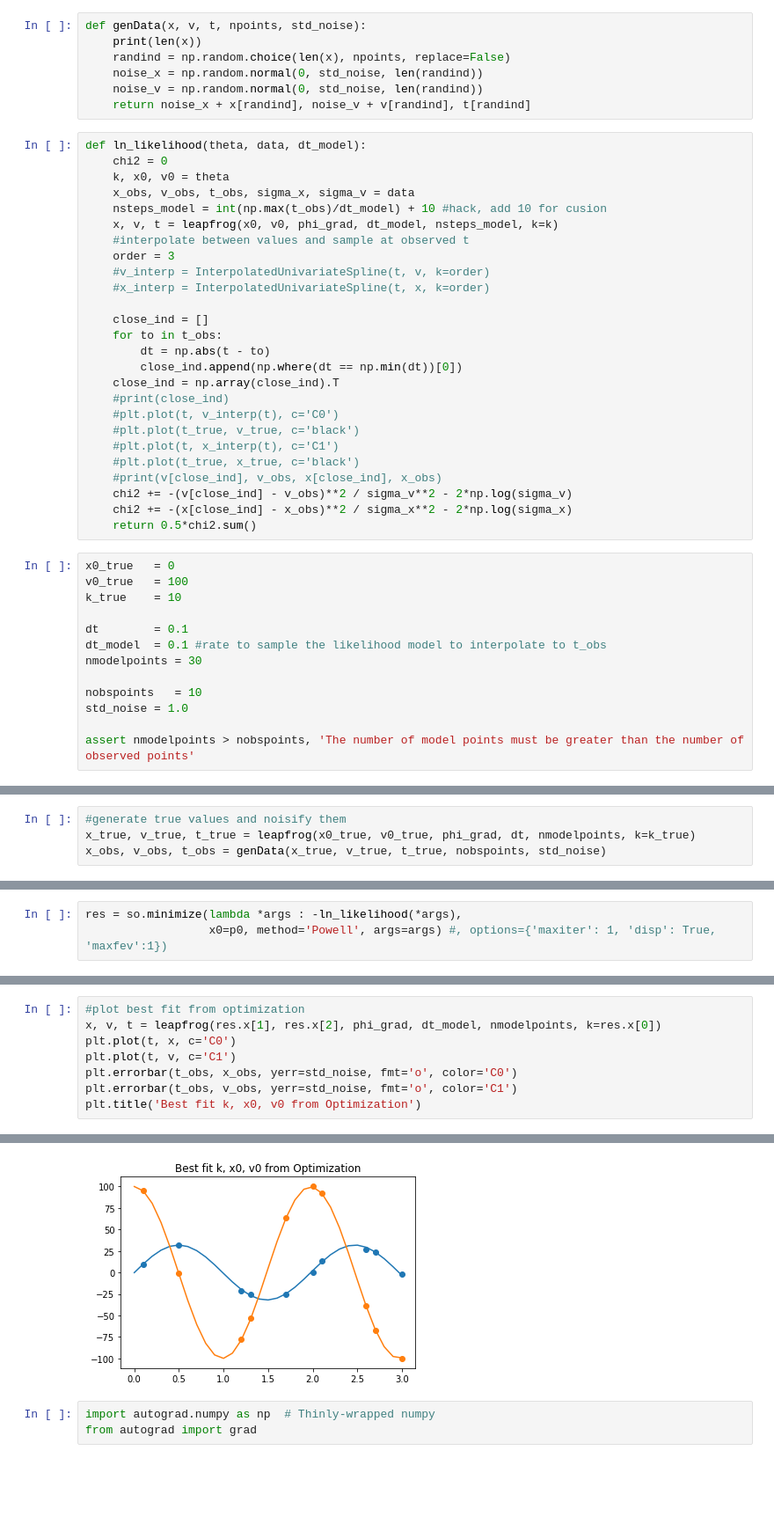
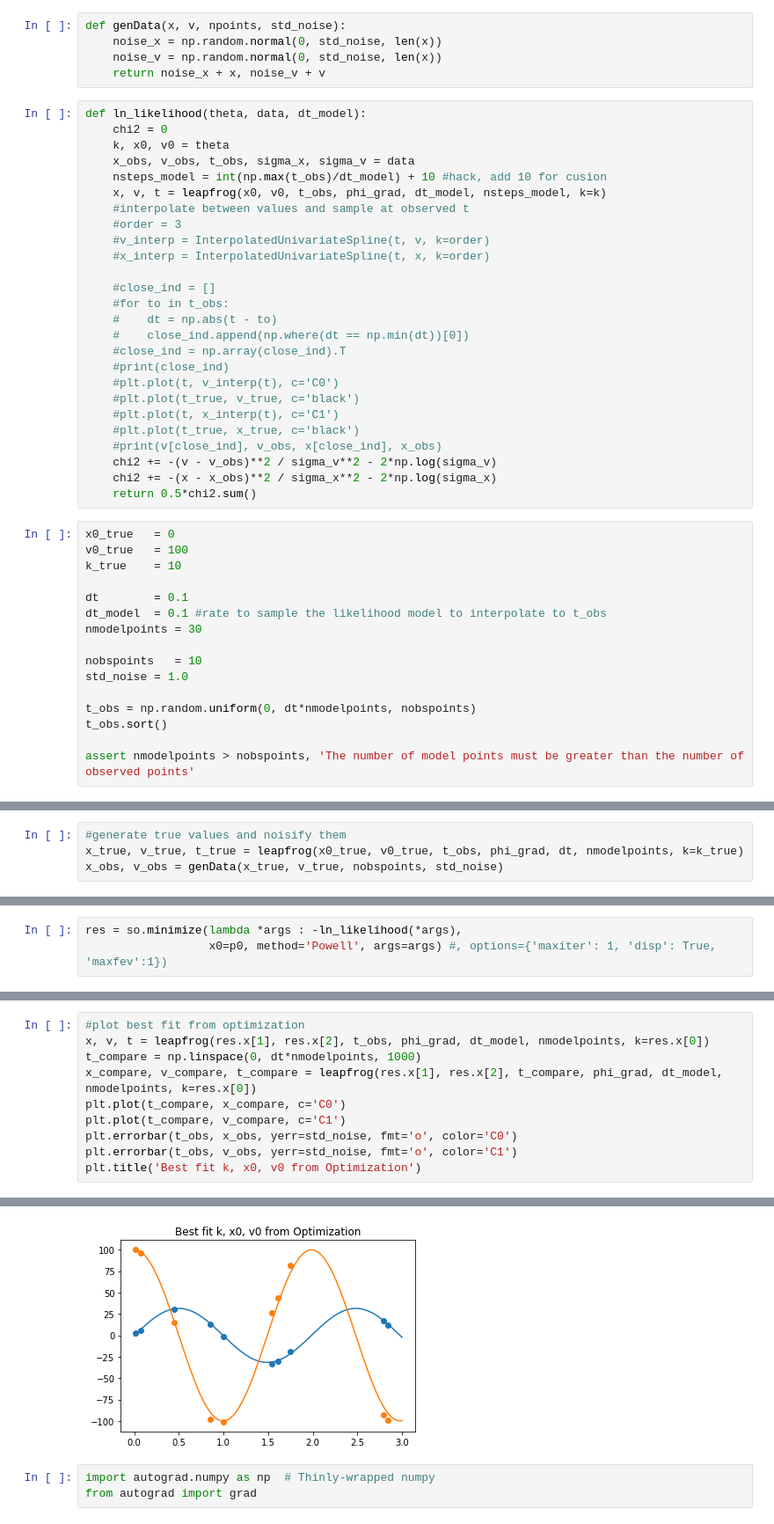
Before and after one commit to andersdot/shoderivz, a Jupyter notebook: shoderivz.ipynb, the cells around one changed output, grey strips where cells are left out. Shown at 88% size. Cells and saved outputs as stored; diff of their text form; blank space fills up the shorter version.

```diff
--- a/shoderivz.ipynb
+++ b/shoderivz.ipynb
@@ -35,37 +41,35 @@ def leapfrog(x0, v0, phi_grad, dt, nsteps, *args, **kwargs):
 def phi_grad(x, k=1):
     return k*x
 # %%
-def genData(x, v, t, npoints, std_noise):
-    print(len(x))
-    randind = np.random.choice(len(x), npoints, replace=False)
-    noise_x = np.random.normal(0, std_noise, len(randind))
-    noise_v = np.random.normal(0, std_noise, len(randind))
-    return noise_x + x[randind], noise_v + v[randind], t[randind]
+def genData(x, v, npoints, std_noise):
+    noise_x = np.random.normal(0, std_noise, len(x))
+    noise_v = np.random.normal(0, std_noise, len(x))
+    return noise_x + x, noise_v + v
 # %%
 def ln_likelihood(theta, data, dt_model):
     chi2 = 0
     k, x0, v0 = theta
     x_obs, v_obs, t_obs, sigma_x, sigma_v = data
     nsteps_model = int(np.max(t_obs)/dt_model) + 10 #hack, add 10 for cusion
-    x, v, t = leapfrog(x0, v0, phi_grad, dt_model, nsteps_model, k=k)
+    x, v, t = leapfrog(x0, v0, t_obs, phi_grad, dt_model, nsteps_model, k=k)
     #interpolate between values and sample at observed t
-    order = 3
+    #order = 3
     #v_interp = InterpolatedUnivariateSpline(t, v, k=order)
     #x_interp = InterpolatedUnivariateSpline(t, x, k=order)
 
-    close_ind = []
-    for to in t_obs:
-        dt = np.abs(t - to)
-        close_ind.append(np.where(dt == np.min(dt))[0])
-    close_ind = np.array(close_ind).T
+    #close_ind = []
+    #for to in t_obs:
+    #    dt = np.abs(t - to)
+    #    close_ind.append(np.where(dt == np.min(dt))[0])
+    #close_ind = np.array(close_ind).T
     #print(close_ind)
     #plt.plot(t, v_interp(t), c='C0')
     #plt.plot(t_true, v_true, c='black')
     #plt.plot(t, x_interp(t), c='C1')
     #plt.plot(t_true, x_true, c='black')
     #print(v[close_ind], v_obs, x[close_ind], x_obs)
-    chi2 += -(v[close_ind] - v_obs)**2 / sigma_v**2 - 2*np.log(sigma_v)
-    chi2 += -(x[close_ind] - x_obs)**2 / sigma_x**2 - 2*np.log(sigma_x)
+    chi2 += -(v - v_obs)**2 / sigma_v**2 - 2*np.log(sigma_v)
+    chi2 += -(x - x_obs)**2 / sigma_x**2 - 2*np.log(sigma_x)
     return 0.5*chi2.sum()
 # %%
 x0_true   = 0
@@ -79,4 +83,7 @@ nmodelpoints = 30
 nobspoints   = 10
 std_noise = 1.0
 
+t_obs = np.random.uniform(0, dt*nmodelpoints, nobspoints)
+t_obs.sort()
+
 assert nmodelpoints > nobspoints, 'The number of model points must be greater than the number of observed points'
@@ -83,4 +95,4 @@ assert nmodelpoints > nobspoints, 'The number of model points must be greater th
 # %%
 #generate true values and noisify them
-x_true, v_true, t_true = leapfrog(x0_true, v0_true, phi_grad, dt, nmodelpoints, k=k_true)
-x_obs, v_obs, t_obs = genData(x_true, v_true, t_true, nobspoints, std_noise)
+x_true, v_true, t_true = leapfrog(x0_true, v0_true, t_obs, phi_grad, dt, nmodelpoints, k=k_true)
+x_obs, v_obs = genData(x_true, v_true, nobspoints, std_noise)
@@ -132,14 +144,16 @@ The optimized values are: k = 10.02, x0 = -0.12, v0 = 100.00
 # %%
 #plot best fit from optimization
-x, v, t = leapfrog(res.x[1], res.x[2], phi_grad, dt_model, nmodelpoints, k=res.x[0])
-plt.plot(t, x, c='C0')
-plt.plot(t, v, c='C1')
+x, v, t = leapfrog(res.x[1], res.x[2], t_obs, phi_grad, dt_model, nmodelpoints, k=res.x[0])
+t_compare = np.linspace(0, dt*nmodelpoints, 1000)
+x_compare, v_compare, t_compare = leapfrog(res.x[1], res.x[2], t_compare, phi_grad, dt_model, nmodelpoints, k=res.x[0])
+plt.plot(t_compare, x_compare, c='C0')
+plt.plot(t_compare, v_compare, c='C1')
 plt.errorbar(t_obs, x_obs, yerr=std_noise, fmt='o', color='C0')
 plt.errorbar(t_obs, v_obs, yerr=std_noise, fmt='o', color='C1')
 plt.title('Best fit k, x0, v0 from Optimization')
 # %% [output]
 Text(0.5,1,'Best fit k, x0, v0 from Optimization')
-[figure, old version]
+[figure, new version]
 # %%
 import autograd.numpy as np  # Thinly-wrapped numpy
 from autograd import grad
```
Also changed, not shown: parts of 11 cells of this notebook.
